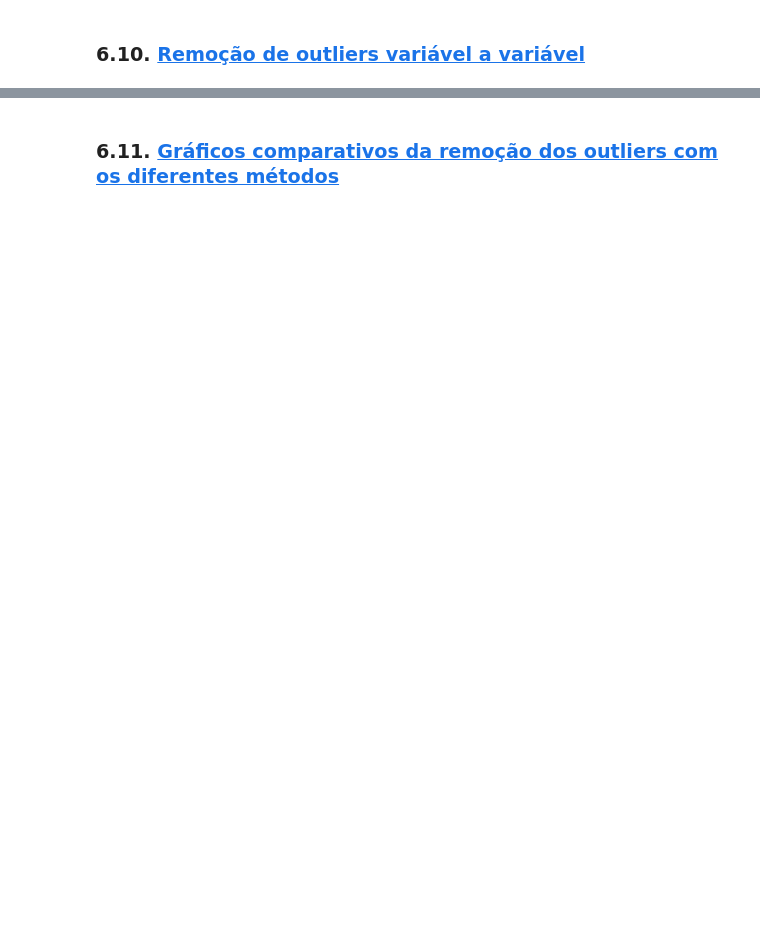
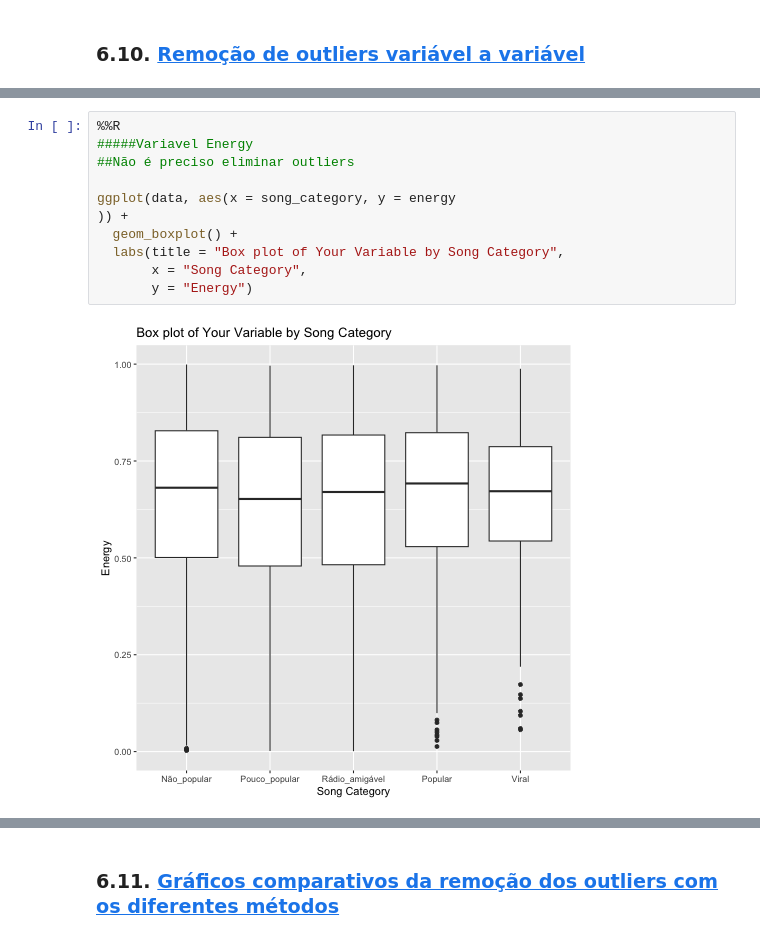
Before and after one commit to pfcv99/AC_Popularidade_musicas, a Jupyter notebook: Trabalho.ipynb, the cells around one changed output, grey strips where cells are left out. Saved outputs shown, nothing was run; the diff lists cells and outputs as text; blank space fills up the shorter version.

```diff
--- a/Trabalho.ipynb
+++ b/Trabalho.ipynb
@@ -286,0 +408,13 @@ Outlier indices: [False False  True ... False False False]
+# %%
+%%R
+#####Variavel Energy
+##Não é preciso eliminar outliers
+
+ggplot(data, aes(x = song_category, y = energy
+)) +
+  geom_boxplot() +
+  labs(title = "Box plot of Your Variable by Song Category",
+       x = "Song Category",
+       y = "Energy")
+# %% [output]
+[figure, added]
```
Also changed, not shown: parts of 75 cells of this notebook, 3 other files.
